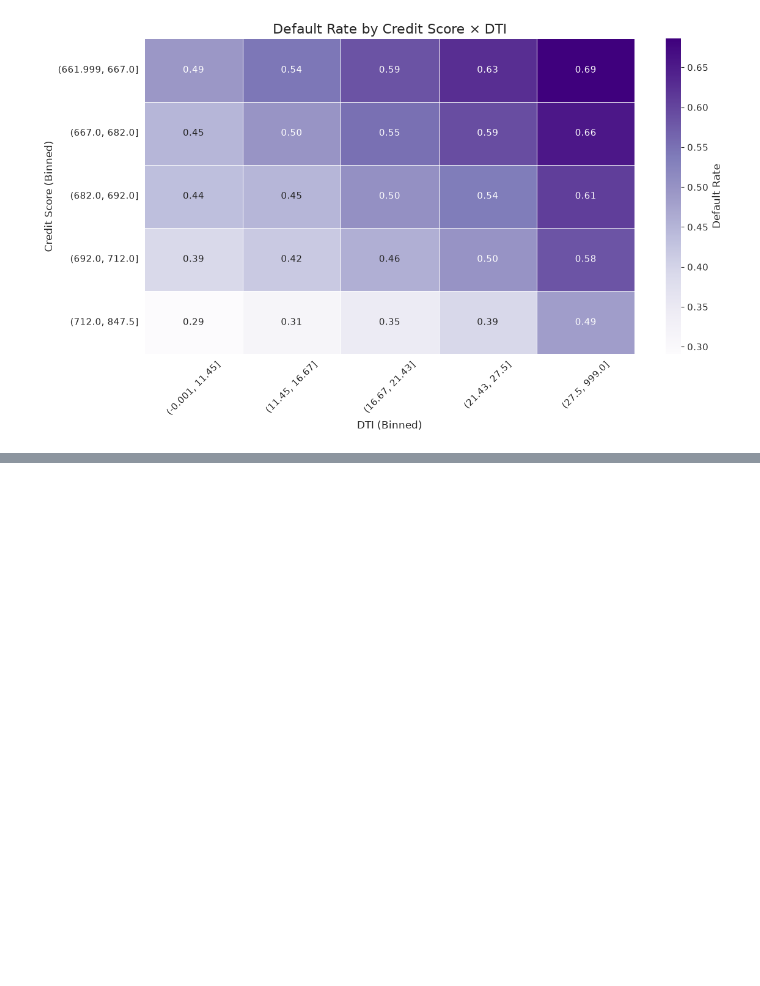
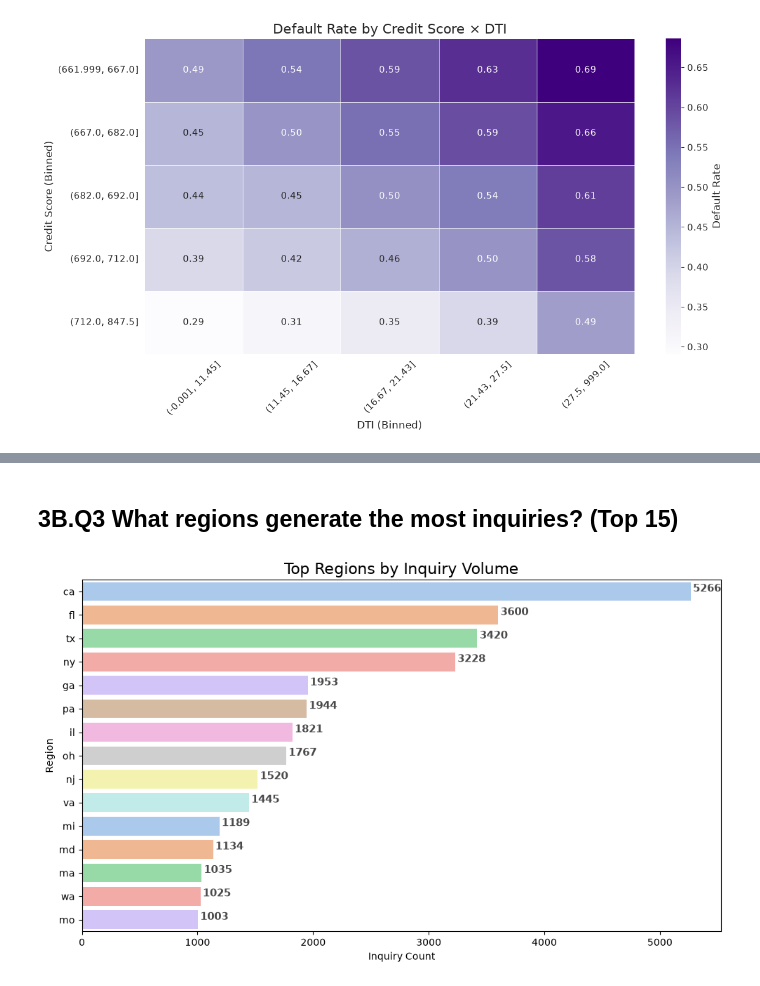
Before and after one commit to JoseAlberto88/Credit-Default-Risk-Analysis, a Jupyter notebook: python/2. eda_analysis.ipynb, the cells around one changed output, grey strips where cells are left out. Saved outputs shown, nothing was run; the diff lists cells and outputs as text; code cells hidden in the pictures; blank space fills up the shorter version.

Commit message:
Describe what you changed

```diff
--- a/python/2. eda_analysis.ipynb
+++ b/python/2. eda_analysis.ipynb
@@ -792,0 +966,34 @@ The heatmap makes this relationship unmistakable: **risk escalates sharply when
+# %% [markdown]
+## **3B.Q3  What regions generate the most inquiries? (Top 15)**
+# %%
+import seaborn as sns
+import matplotlib.pyplot as plt
+
+# Top 15 regions
+region_counts = inq_eda['region_code'].value_counts().head(15).sort_values(ascending=False)
+
+plt.figure(figsize=(10,6))
+
+# Assign hue to the same variable you're plotting
+sns.barplot(
+    x=region_counts.values,
+    y=region_counts.index,
+    hue=region_counts.index,     # required to avoid warning
+    palette="pastel",
+    dodge=False,
+    legend=False                 # hides the unnecessary legend
+)
+
+# Add value labels
+for i, v in enumerate(region_counts.values):
+    plt.text(v + 20, i, str(v), fontsize=11, fontweight="bold", color="#4A4A4A")
+
+plt.title("Top Regions by Inquiry Volume", fontsize=16)
+plt.xlabel("Inquiry Count")
+plt.ylabel("Region")
+
+plt.grid(False)
+plt.tight_layout()
+plt.show()
+# %% [output]
+[figure, added]
```
Also changed, not shown: parts of 28 cells of this notebook.
